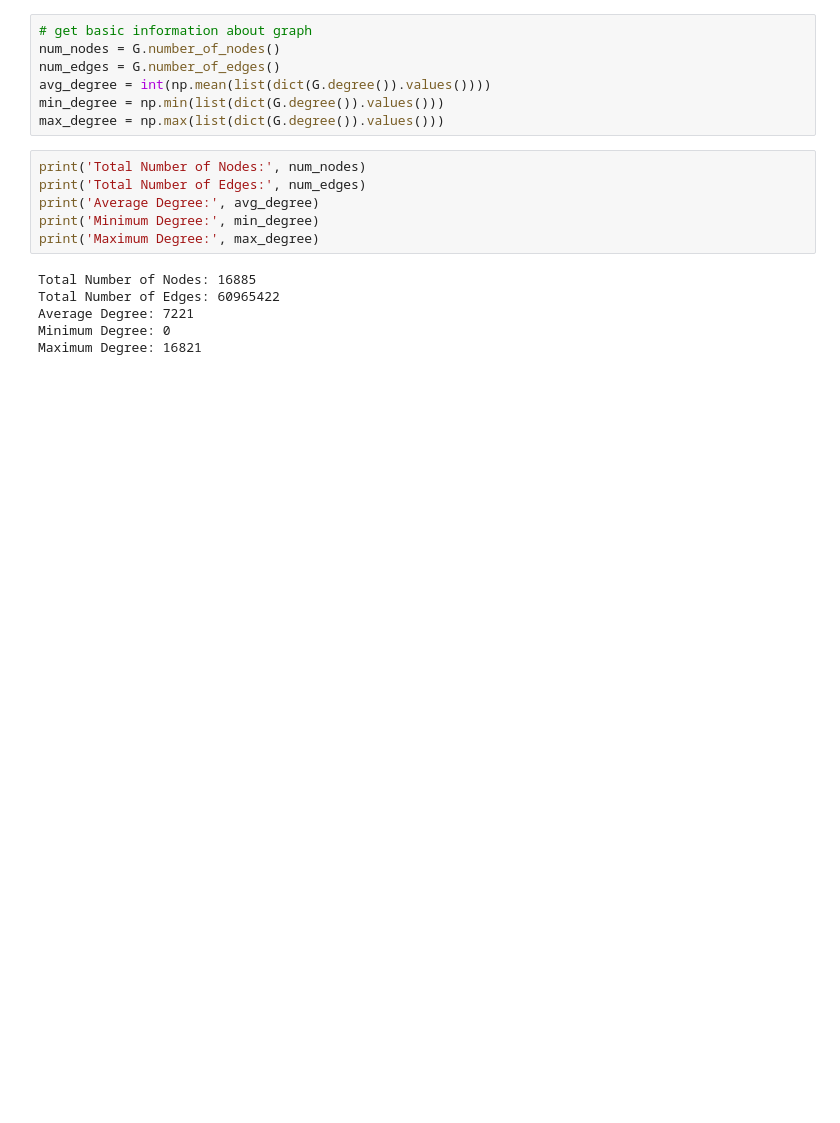
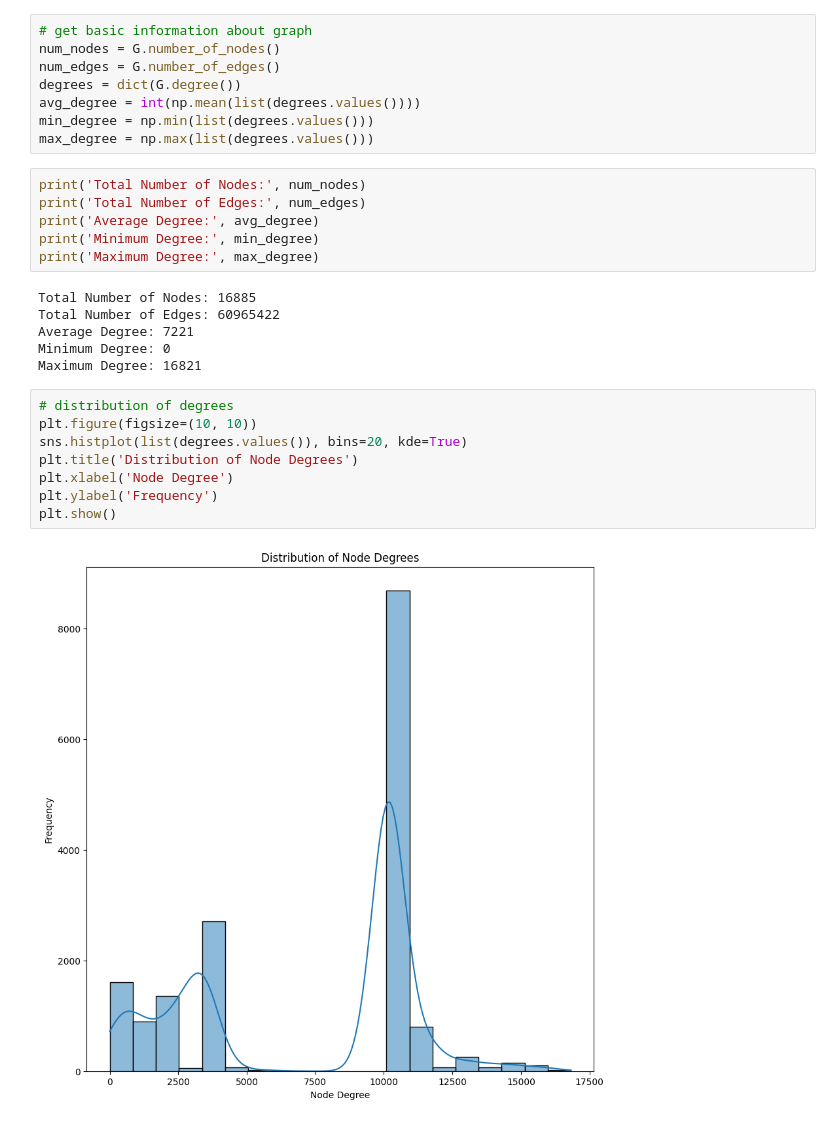
Before and after one commit to krugeremily/DAEGC_Conspiratorial_Actor_Typology, a Jupyter notebook: notebooks/Cluster Analysis.ipynb, the cells around one changed output. Saved outputs shown, nothing was run; the diff lists cells and outputs as text; blank space fills up the shorter version.

```diff
--- a/notebooks/Cluster Analysis.ipynb
+++ b/notebooks/Cluster Analysis.ipynb
@@ -317,9 +183,10 @@ G = nx.from_numpy_array(adj)
 # get basic information about graph
 num_nodes = G.number_of_nodes()
 num_edges = G.number_of_edges()
-avg_degree = int(np.mean(list(dict(G.degree()).values())))
-min_degree = np.min(list(dict(G.degree()).values()))
-max_degree = np.max(list(dict(G.degree()).values()))
+degrees = dict(G.degree())
+avg_degree = int(np.mean(list(degrees.values())))
+min_degree = np.min(list(degrees.values()))
+max_degree = np.max(list(degrees.values()))
 # %%
 print('Total Number of Nodes:', num_nodes)
 print('Total Number of Edges:', num_edges)
@@ -332,3 +199,13 @@ Total Number of Edges: 60965422
 Average Degree: 7221
 Minimum Degree: 0
 Maximum Degree: 16821
+# %%
+# distribution of degrees
+plt.figure(figsize=(10, 10))
+sns.histplot(list(degrees.values()), bins=20, kde=True)
+plt.title('Distribution of Node Degrees')
+plt.xlabel('Node Degree')
+plt.ylabel('Frequency')
+plt.show()
+# %% [output]
+[figure, added]
```
Also changed, not shown: parts of 19 cells of this notebook, 4 other files.
